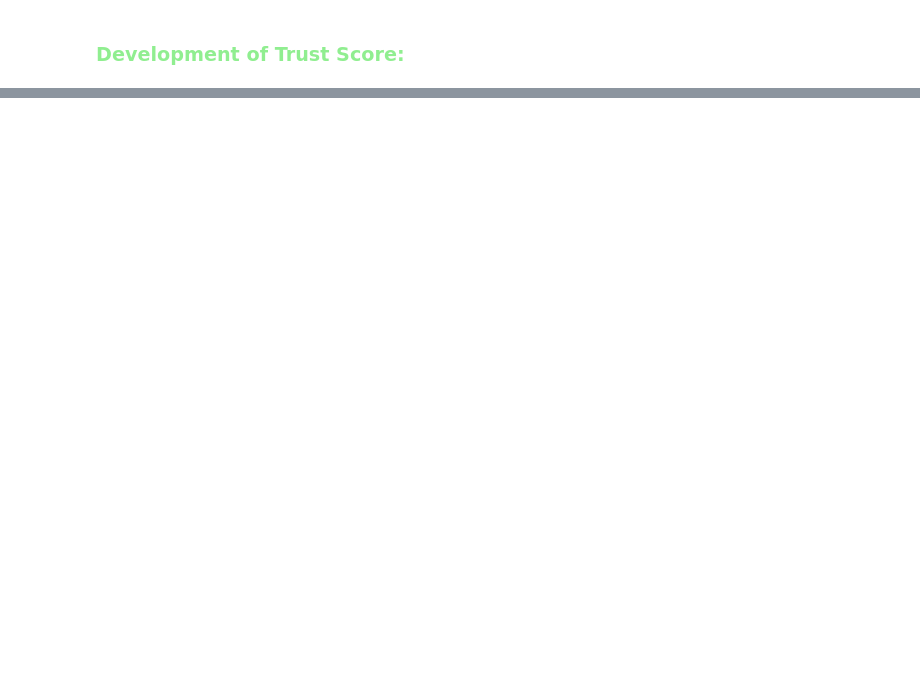
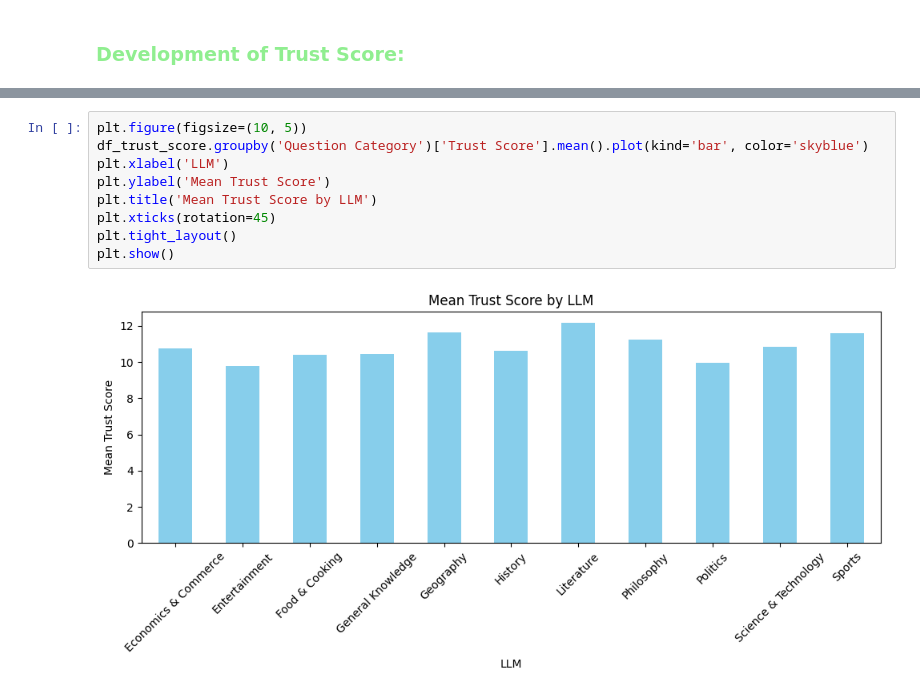
Before and after one commit to agreen8911/Building-Transparency-in-Search-Based-AI, a Jupyter notebook: data/eda.ipynb, the cells around one changed output, grey strips where cells are left out. Drawn from its saved outputs; the diff is of its cells as text; blank space fills up the shorter version.

```diff
--- a/data/eda.ipynb
+++ b/data/eda.ipynb
@@ -258,0 +290,11 @@ df_trust_score.head(25)
+# %%
+plt.figure(figsize=(10, 5))
+df_trust_score.groupby('Question Category')['Trust Score'].mean().plot(kind='bar', color='skyblue')
+plt.xlabel('LLM')
+plt.ylabel('Mean Trust Score')
+plt.title('Mean Trust Score by LLM')
+plt.xticks(rotation=45)
+plt.tight_layout()
+plt.show()
+# %% [output]
+[figure, added]
```
Also changed, not shown: parts of 4 cells of this notebook.
